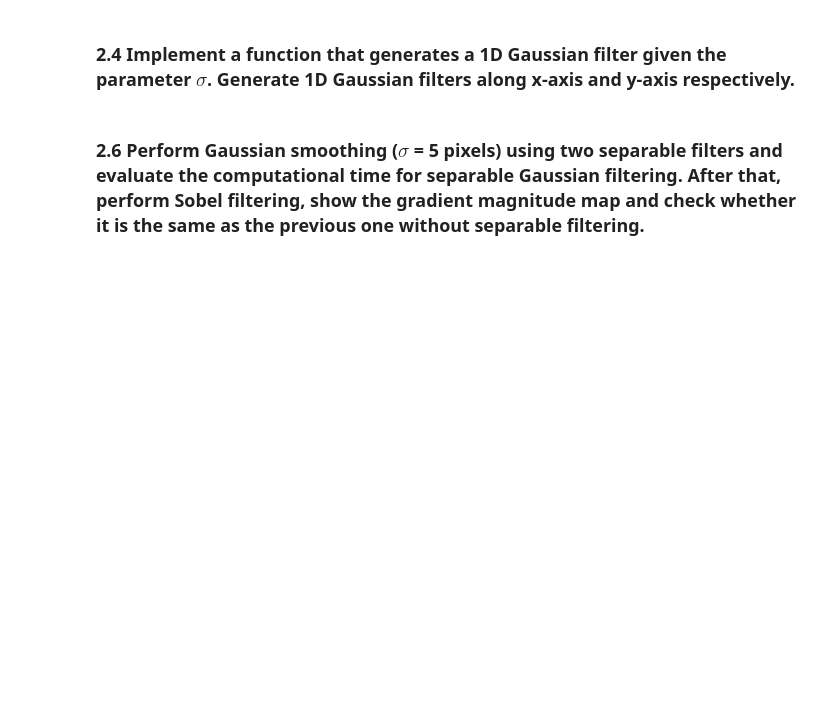
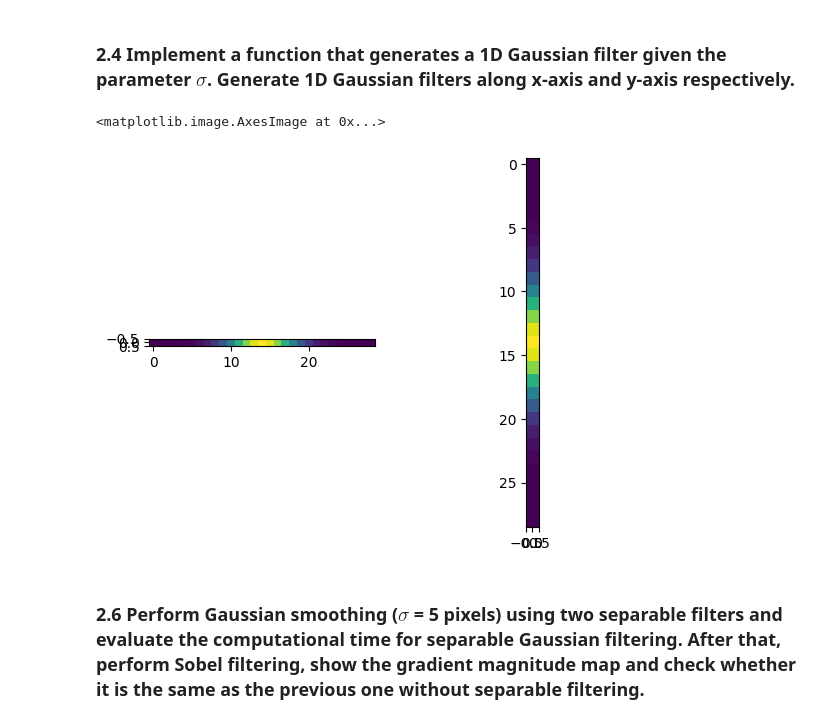
Before and after one commit to SkyCraftZheng/Computer_Vision_2024, a Jupyter notebook: coursework_01/coursework_01.ipynb, the cells around one changed output. Cells and saved outputs as stored; diff of their text form; code cells hidden in the pictures; blank space fills up the shorter version.

```diff
--- a/coursework_01/coursework_01.ipynb
+++ b/coursework_01/coursework_01.ipynb
@@ -182,30 +208,41 @@ plt.gcf().set_size_inches(8, 8)
 # %%
 # Design the Gaussian filter
 def gaussian_filter_1d(sigma):
     # sigma: the parameter sigma in the Gaussian kernel (unit: pixel)
     #
     # return: a 1D array for the Gaussian kernel
 
     ### Insert your code ###
-    h = ...
+    k = 3
+    h_half = np.zeros((1, k * sigma))
+
+    for i in range(0, k * sigma):
+        h_half[0][i] = (1/(np.sqrt(2*np.pi)*sigma)) ** ((i ** 2)/(2 * (sigma ** 2)))
+
+    h_half_flipped = np.delete(np.fliplr(h_half), -1, 1)
+
+    h = np.append(h_half_flipped, h_half, 1)
     return h
 
 # sigma = 5 pixel (provided)
 sigma = 5
 
 # The Gaussian filter along x-axis. Its shape is (1, sz).
 ### Insert your code ###
-h_x = ...
+h_x = gaussian_filter_1d(sigma)
 
 # The Gaussian filter along y-axis. Its shape is (sz, 1).
 ### Insert your code ###
-h_y = ...
+h_y = h_x.T
 
 # Visualise the filters (provided)
 plt.subplot(1, 2, 1)
 plt.imshow(h_x)
 plt.subplot(1, 2, 2)
 plt.imshow(h_y)
+# %% [output]
+<matplotlib.image.AxesImage at 0x...>
+[figure, added]
 # %% [markdown]
 ### 2.6 Perform Gaussian smoothing ($\sigma$ = 5 pixels) using two separable filters and evaluate the computational time for separable Gaussian filtering. After that, perform Sobel filtering, show the gradient magnitude map and check whether it is the same as the previous one without separable filtering.
 # %%
```
Also changed, not shown: parts of 5 cells of this notebook.
